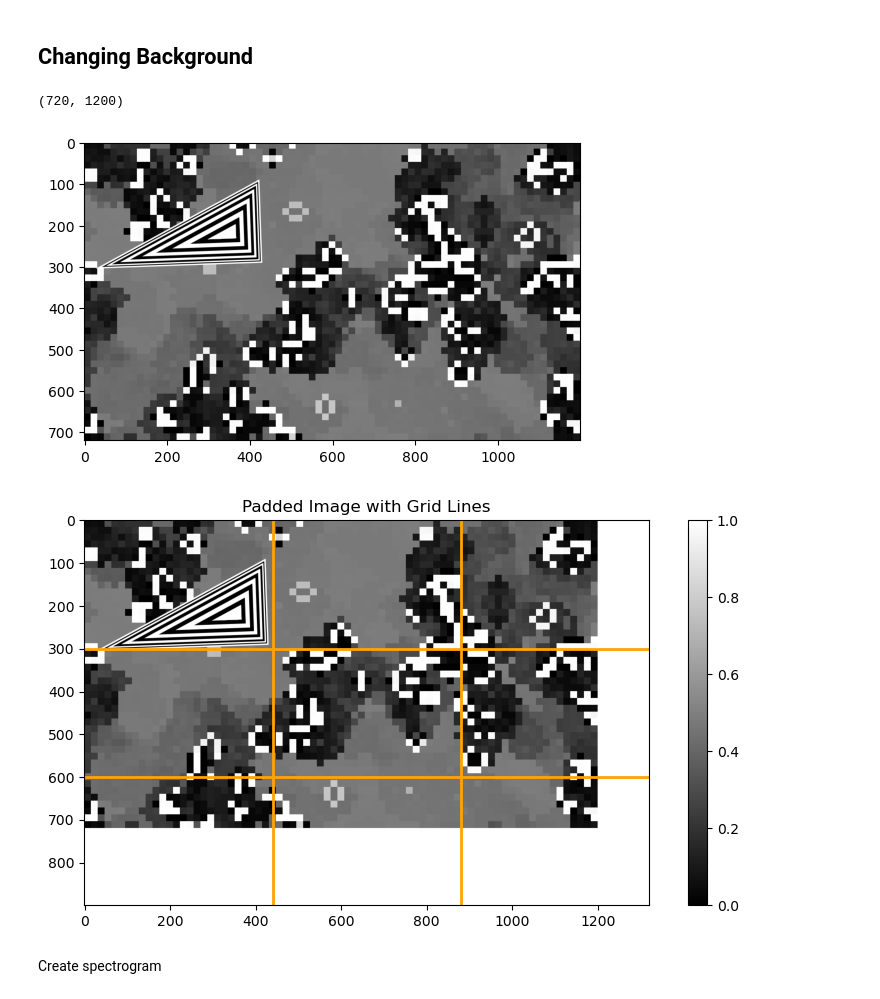
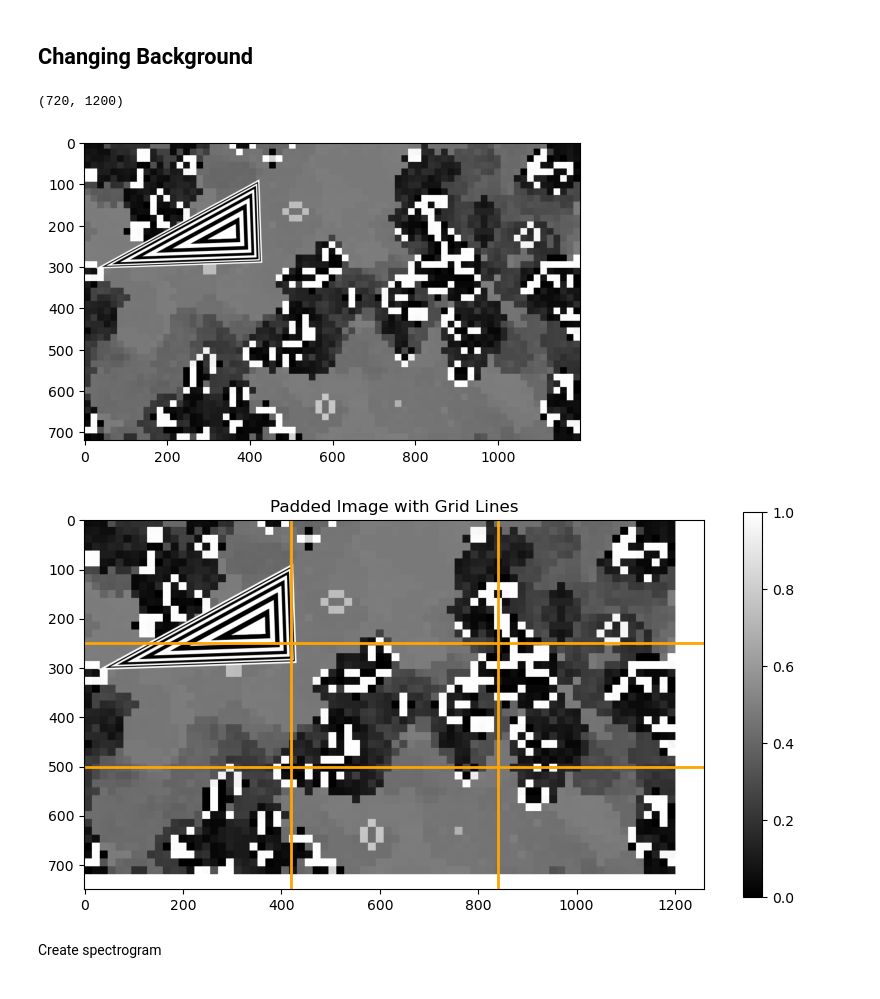
Before and after one commit to henryfriedman/Image_Processing_Project, a Jupyter notebook: post.ipynb, the cells around one changed output. Cells and saved outputs as stored; diff of their text form; code cells hidden in the pictures.

```diff
--- a/post.ipynb
+++ b/post.ipynb
@@ -215,0 +180,7 @@ sticker4 = color.rgb2gray(sticker4)
+# %%
+sticker4 = io.imread("stickers/right_triangle.png", as_gray = True)
+#sticker4 = io.imread("rotating_30_60_90_chirps_video/vid_30_60_90_chirp_sticker-14.png", as_gray = True)
+#sticker4 = sticker4[300:550,250:670]
+#plt.imsave("right_triangle.png",sticker4)
+plt.imshow(sticker4, cmap="gray")
+sticker4.shape
@@ -254,16 +216,14 @@ Minimum value of MSE: 0.3155441808048617
 # %% [markdown]
 ## Changing Background
 # %%
-image5 = io.imread("gol_background_30_60_90_vid/vid_30_60_90_gol-9.png")
-image5 = color.rgba2rgb(image5)
-image5 = color.rgb2gray(image5)
+image5 = io.imread("gol_background_30_60_90_vid/vid_30_60_90_gol-9.png", as_gray=True)
 plt.imshow(image5, cmap="gray")
 print(image5.shape)
 h.show_grid(sticker4, image5)
 # %% [output]
 (720, 1200)
 [figure]
-[figure, old version]
+[figure, new version]
 # %% [markdown]
 Create spectrogram
 # %%
```
Also changed, not shown: parts of 20 cells of this notebook, 5 other files.
